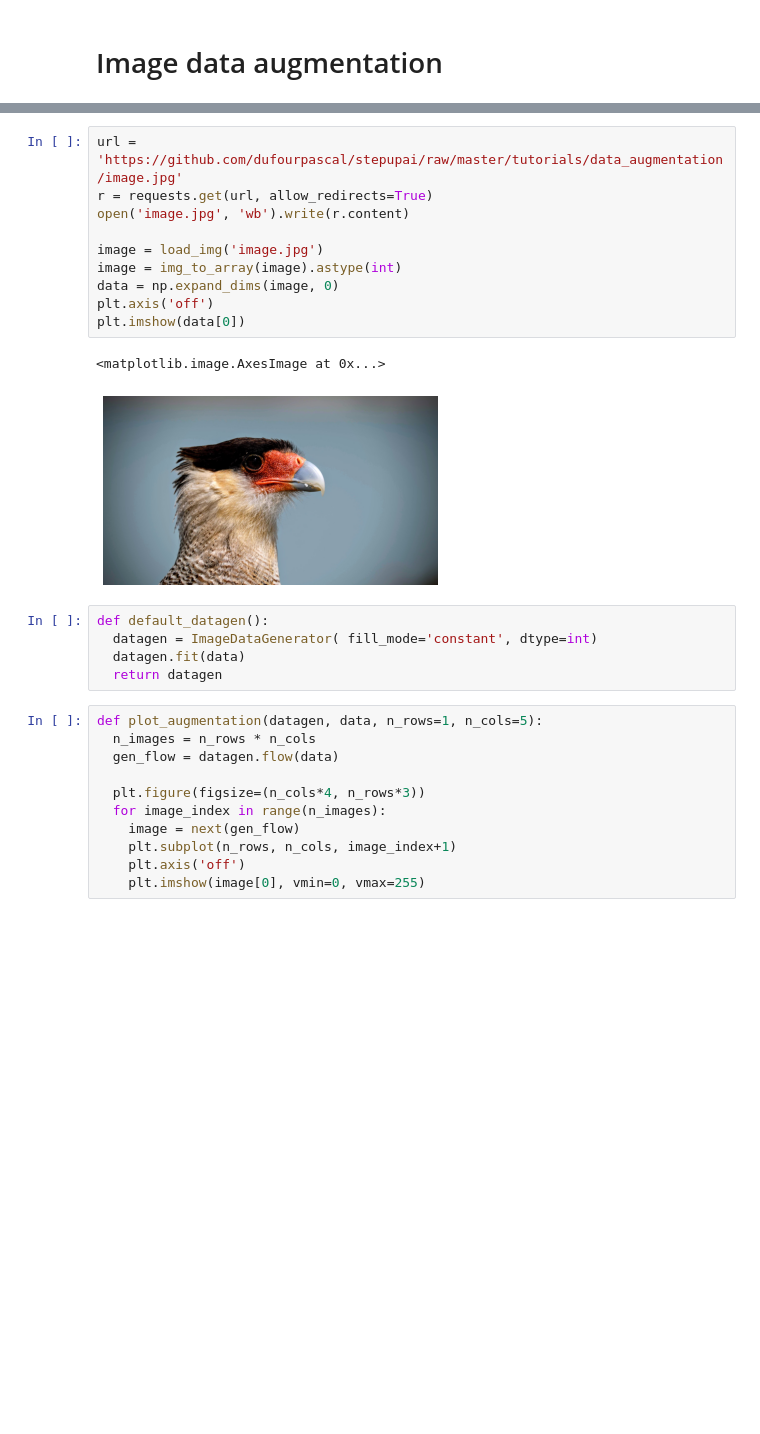
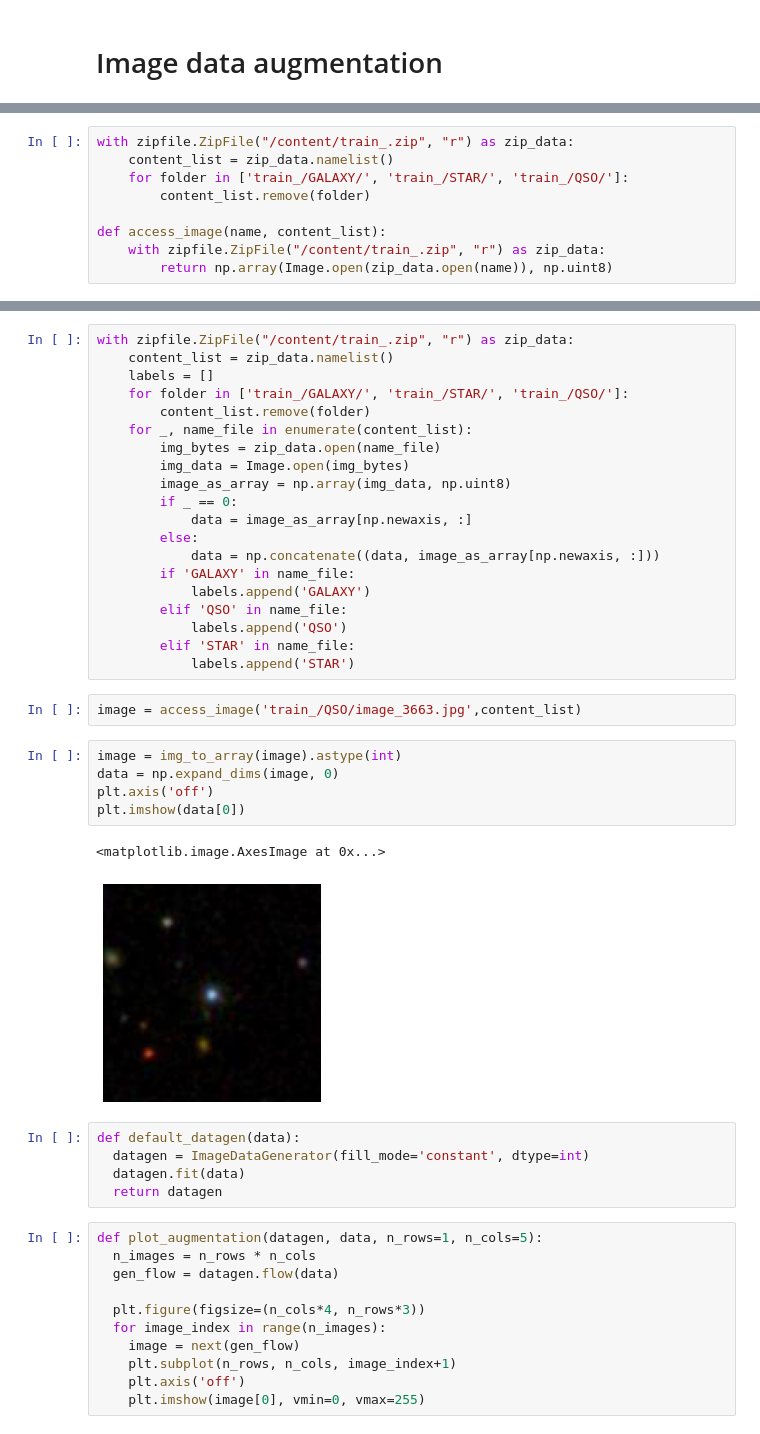
Before and after one commit to rainmaker29/ML701_G12, a Jupyter notebook: CNN.ipynb, the cells around one changed output, grey strips where cells are left out. Saved outputs shown, nothing was run; the diff lists cells and outputs as text; blank space fills up the shorter version.

```diff
--- a/CNN.ipynb
+++ b/CNN.ipynb
@@ -200,0 +220,9 @@ import requests
+# %%
+with zipfile.ZipFile("/content/train_.zip", "r") as zip_data:
+    content_list = zip_data.namelist()
+    for folder in ['train_/GALAXY/', 'train_/STAR/', 'train_/QSO/']:
+        content_list.remove(folder)
+
+def access_image(name, content_list):
+    with zipfile.ZipFile("/content/train_.zip", "r") as zip_data:
+        return np.array(Image.open(zip_data.open(name)), np.uint8)
@@ -201,19 +259,36 @@ import requests
+# %%
+with zipfile.ZipFile("/content/train_.zip", "r") as zip_data:
+    content_list = zip_data.namelist()
+    labels = []
+    for folder in ['train_/GALAXY/', 'train_/STAR/', 'train_/QSO/']:
+        content_list.remove(folder)
+    for _, name_file in enumerate(content_list):
+        img_bytes = zip_data.open(name_file)
+        img_data = Image.open(img_bytes)
+        image_as_array = np.array(img_data, np.uint8)
+        if _ == 0:
+            data = image_as_array[np.newaxis, :]
+        else:
+            data = np.concatenate((data, image_as_array[np.newaxis, :]))
+        if 'GALAXY' in name_file:
+            labels.append('GALAXY')
+        elif 'QSO' in name_file:
+            labels.append('QSO')
+        elif 'STAR' in name_file:
+            labels.append('STAR')
+# %%
+image = access_image('train_/QSO/image_3663.jpg',content_list)
 # %%
-url = 'https://github.com/dufourpascal/stepupai/raw/master/tutorials/data_augmentation/image.jpg'
-r = requests.get(url, allow_redirects=True)
-open('image.jpg', 'wb').write(r.content)
-
-image = load_img('image.jpg')
 image = img_to_array(image).astype(int)
 data = np.expand_dims(image, 0)
 plt.axis('off')
 plt.imshow(data[0])
 # %% [output]
 <matplotlib.image.AxesImage at 0x...>
-[figure, old version]
+[figure, new version]
 # %%
-def default_datagen():
-  datagen = ImageDataGenerator( fill_mode='constant', dtype=int)
+def default_datagen(data):
+  datagen = ImageDataGenerator(fill_mode='constant', dtype=int)
   datagen.fit(data)
   return datagen
 # %%
```
Also changed, not shown: parts of 9 cells of this notebook.
